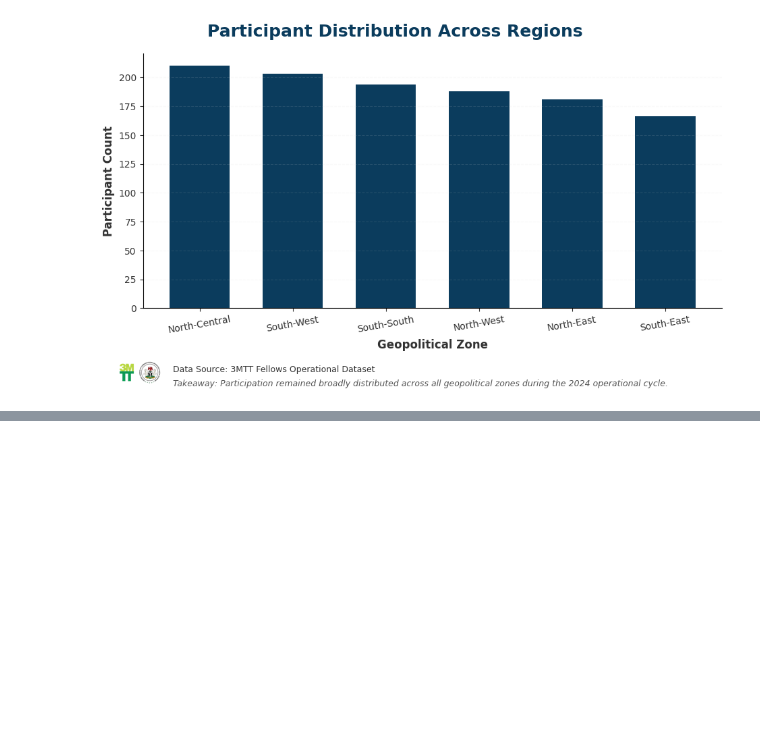
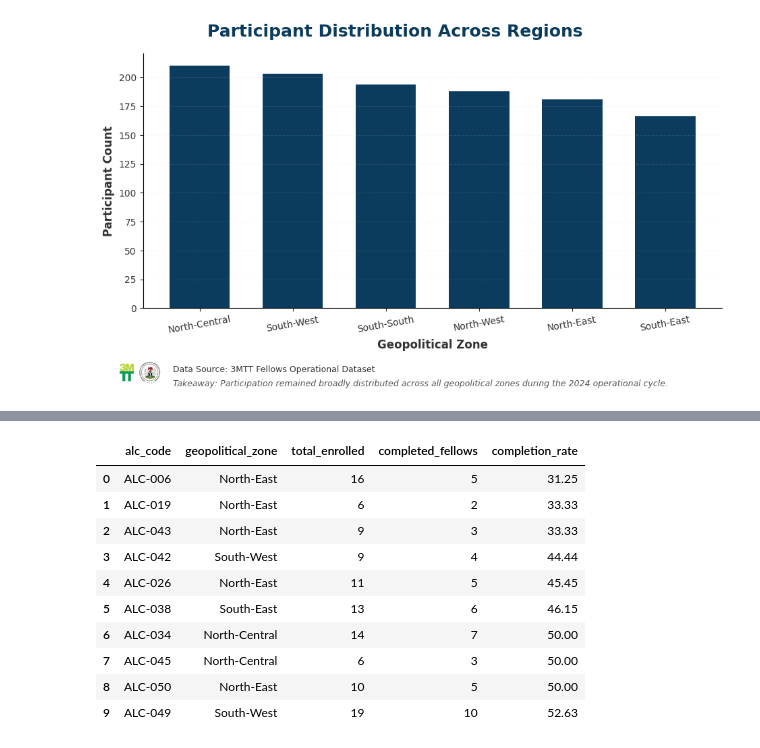
Before and after one commit to Efe-Godson/3mtt-stage2-analysis, a Jupyter notebook: notebooks/deliverable_2_analysis_notebook.ipynb, the cells around one changed output, grey strips where cells are left out. Drawn from its saved outputs; the diff is of its cells as text; code cells hidden in the pictures; blank space fills up the shorter version.

```diff
--- a/notebooks/deliverable_2_analysis_notebook.ipynb
+++ b/notebooks/deliverable_2_analysis_notebook.ipynb
@@ -4556,0 +4631,61 @@ plt.show()
+# %%
+# =========================================================
+# QUESTION 1
+# 10 ALCs WITH LOWEST COMPLETION RATE IN COHORT 4
+# =========================================================
+
+query_1 = """
+
+SELECT
+    alc_code,
+    geopolitical_zone,
+    COUNT(*) AS total_enrolled,
+
+    SUM(
+        CASE
+            WHEN completion_status = 'complete' THEN 1
+            ELSE 0
+        END
+    ) AS completed_fellows,
+
+    ROUND(
+        SUM(
+            CASE
+                WHEN completion_status = 'complete' THEN 1
+                ELSE 0
+            END
+        ) * 100.0 / COUNT(*),
+        2
+    ) AS completion_rate
+
+FROM fellows
+
+WHERE
+    cohort_number = 4
+    AND alc_code IS NOT NULL
+
+GROUP BY
+    alc_code,
+    geopolitical_zone
+
+HAVING COUNT(*) >= 5
+
+ORDER BY completion_rate ASC
+
+LIMIT 10;
+
+"""
+
+pd.read_sql(query_1, conn)
+# %% [output]
+|  | alc_code | geopolitical_zone | total_enrolled | completed_fellows | completion_rate |
+| 0 | ALC-006 | North-East | 16 | 5 | 31.25 |
+| 1 | ALC-019 | North-East | 6 | 2 | 33.33 |
+| 2 | ALC-043 | North-East | 9 | 3 | 33.33 |
+| 3 | ALC-042 | South-West | 9 | 4 | 44.44 |
+| 4 | ALC-026 | North-East | 11 | 5 | 45.45 |
+| 5 | ALC-038 | South-East | 13 | 6 | 46.15 |
+| 6 | ALC-034 | North-Central | 14 | 7 | 50.00 |
+| 7 | ALC-045 | North-Central | 6 | 3 | 50.00 |
+| 8 | ALC-050 | North-East | 10 | 5 | 50.00 |
+| 9 | ALC-049 | South-West | 19 | 10 | 52.63 |
```
Also changed, not shown: parts of 9 cells of this notebook.
